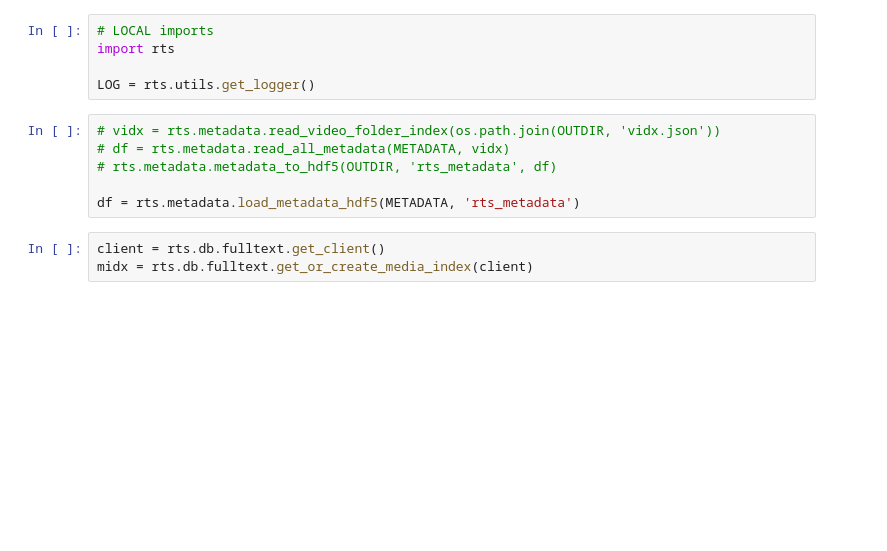
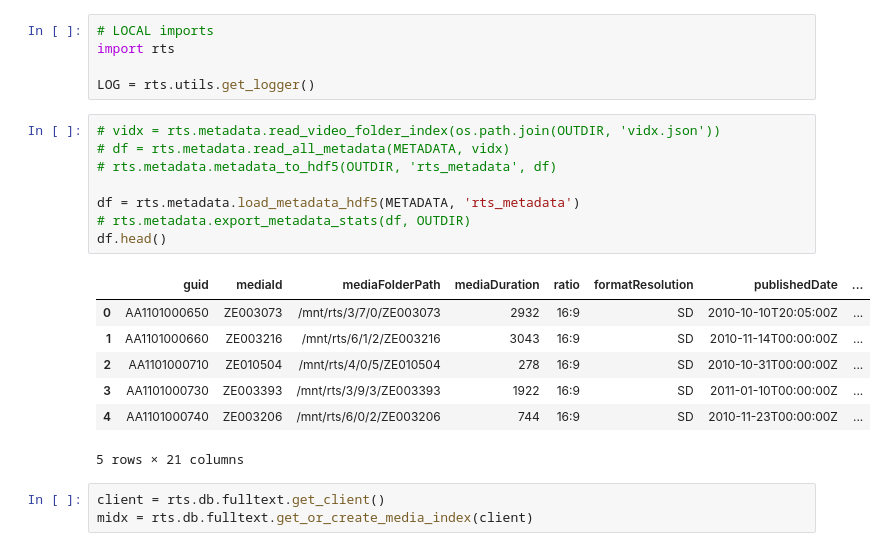
Before and after one commit to EPFL-EMPlus/emplusvault, a Jupyter notebook: notebook/ingest.ipynb, the cells around one changed output. Drawn from its saved outputs; the diff is of its cells as text; blank space fills up the shorter version.

```diff
--- a/notebook/ingest.ipynb
+++ b/notebook/ingest.ipynb
@@ -30,9 +30,19 @@ LOG = rts.utils.get_logger()
 # %%
 # vidx = rts.metadata.read_video_folder_index(os.path.join(OUTDIR, 'vidx.json'))
 # df = rts.metadata.read_all_metadata(METADATA, vidx)
 # rts.metadata.metadata_to_hdf5(OUTDIR, 'rts_metadata', df)
 
 df = rts.metadata.load_metadata_hdf5(METADATA, 'rts_metadata')
+# rts.metadata.export_metadata_stats(df, OUTDIR)
+df.head()
+# %% [output]
+|  | guid | mediaId | mediaFolderPath | mediaDuration | ratio | formatResolution | publishedDate | ... |
+| 0 | AA1101000650 | ZE003073 | /mnt/rts/3/7/0/ZE003073 | 2932 | 16:9 | SD | 2010-10-10T20:05:00Z | ... |
+| 1 | AA1101000660 | ZE003216 | /mnt/rts/6/1/2/ZE003216 | 3043 | 16:9 | SD | 2010-11-14T00:00:00Z | ... |
+| 2 | AA1101000710 | ZE010504 | /mnt/rts/4/0/5/ZE010504 | 278 | 16:9 | SD | 2010-10-31T00:00:00Z | ... |
+| 3 | AA1101000730 | ZE003393 | /mnt/rts/3/9/3/ZE003393 | 1922 | 16:9 | SD | 2011-01-10T00:00:00Z | ... |
+| 4 | AA1101000740 | ZE003206 | /mnt/rts/6/0/2/ZE003206 | 744 | 16:9 | SD | 2010-11-23T00:00:00Z | ... |
+5 rows × 21 columns
 # %%
 client = rts.db.fulltext.get_client()
 midx = rts.db.fulltext.get_or_create_media_index(client)
```
Also changed, not shown: parts of 8 cells of this notebook, 3 other files.
